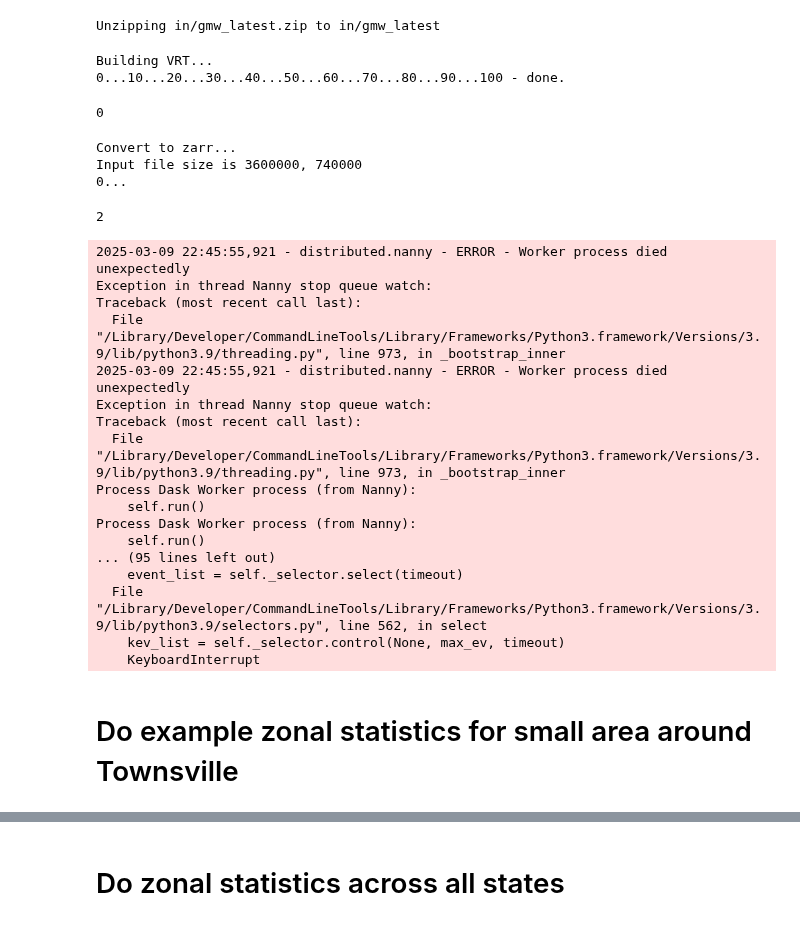
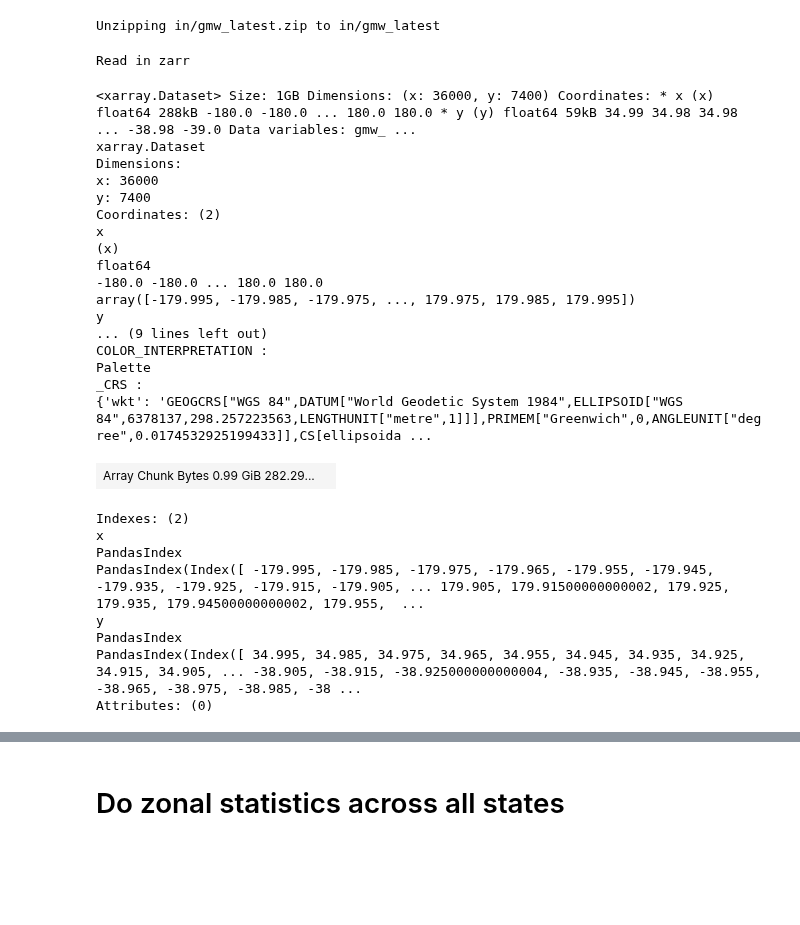
Before and after one commit to SustainableDevelopmentReform/csdr-cloud-spatial, a Jupyter notebook: datasets/global-mangrove-watch-annual-extent/notebook.ipynb, the cells around one changed output, grey strips where cells are left out. Cells and saved outputs as stored; diff of their text form; code cells hidden in the pictures; blank space fills up the shorter version.

```diff
--- a/datasets/global-mangrove-watch-annual-extent/notebook.ipynb
+++ b/datasets/global-mangrove-watch-annual-extent/notebook.ipynb
@@ -48,46 +51,45 @@ Unzipping in/gmw_latest.zip to in/gmw_latest
 print("Building VRT...")
 
 # Call bash
-os.system(f"bash -c 'gdalbuildvrt {gmw_local_dir}.vrt {gmw_local_dir}/*.tif'")
+os.system(f"bash -c 'gdalbuildvrt {gmw_local_dir_0_01}.vrt {gmw_local_dir_0_01}/*.tif'")
-# %% [output]
-Building VRT...
-0...10...20...30...40...50...60...70...80...90...100 - done.
-0
 # %%
-# Convert to zarr (WARNING: this will take up to 30 mins)
 print("Convert to zarr...")
 
-os.system(f"bash -c 'gdal_translate -co BLOCKSIZE=\'10000,10000\' -of ZARR {gmw_local_dir}.vrt  {gmw_local_dir}.zarr'")
+os.system(f"bash -c 'gdal_translate -of ZARR {gmw_local_dir_0_01}.vrt  {gmw_local_dir_0_01}.zarr'")
-# %% [output]
-Convert to zarr...
-Input file size is 3600000, 740000
-0...
-2
-2025-03-09 22:45:55,921 - distributed.nanny - ERROR - Worker process died unexpectedly
-Exception in thread Nanny stop queue watch:
-Traceback (most recent call last):
-  File "/Library/Developer/CommandLineTools/Library/Frameworks/Python3.framework/Versions/3.9/lib/python3.9/threading.py", line 973, in _bootstrap_inner
-2025-03-09 22:45:55,921 - distributed.nanny - ERROR - Worker process died unexpectedly
-Exception in thread Nanny stop queue watch:
-Traceback (most recent call last):
-  File "/Library/Developer/CommandLineTools/Library/Frameworks/Python3.framework/Versions/3.9/lib/python3.9/threading.py", line 973, in _bootstrap_inner
-Process Dask Worker process (from Nanny):
-    self.run()
-Process Dask Worker process (from Nanny):
-    self.run()
-... (95 lines left out)
-    event_list = self._selector.select(timeout)
-  File "/Library/Developer/CommandLineTools/Library/Frameworks/Python3.framework/Versions/3.9/lib/python3.9/selectors.py", line 562, in select
-    kev_list = self._selector.control(None, max_ev, timeout)
-    KeyboardInterrupt
 # %%
 # Read in zarr
 print("Read in zarr")
-gmw = xr.open_zarr(f"{gmw_local_dir}.zarr")
+gmw = xr.open_zarr(f"{gmw_local_dir_0_01}.zarr")
 
 # rename X and y to x and y (otherwise we hit some bug in xvec)
 gmw = gmw.rename({"X": "x", "Y": "y"})
 
 gmw
+# %% [output]
+Read in zarr
+<xarray.Dataset> Size: 1GB Dimensions: (x: 36000, y: 7400) Coordinates: * x (x) float64 288kB -180.0 -180.0 ... 180.0 180.0 * y (y) float64 59kB 34.99 34.98 34.98 ... -38.98 -39.0 Data variables: gmw_ ...
+xarray.Dataset
+Dimensions:
+x: 36000
+y: 7400
+Coordinates: (2)
+x
+(x)
+float64
+-180.0 -180.0 ... 180.0 180.0
+array([-179.995, -179.985, -179.975, ..., 179.975, 179.985, 179.995])
+y
+... (9 lines left out)
+COLOR_INTERPRETATION :
+Palette
+_CRS :
+{'wkt': 'GEOGCRS["WGS 84",DATUM["World Geodetic System 1984",ELLIPSOID["WGS 84",6378137,298.257223563,LENGTHUNIT["metre",1]]],PRIMEM["Greenwich",0,ANGLEUNIT["degree",0.0174532925199433]],CS[ellipsoida ...
+| Array Chunk Bytes 0.99 GiB 282.29... |  |
+Indexes: (2)
+x
+PandasIndex
+PandasIndex(Index([ -179.995, -179.985, -179.975, -179.965, -179.955, -179.945, -179.935, -179.925, -179.915, -179.905, ... 179.905, 179.91500000000002, 179.925, 179.935, 179.94500000000002, 179.955,  ...
+y
+PandasIndex
+PandasIndex(Index([ 34.995, 34.985, 34.975, 34.965, 34.955, 34.945, 34.935, 34.925, 34.915, 34.905, ... -38.905, -38.915, -38.925000000000004, -38.935, -38.945, -38.955, -38.965, -38.975, -38.985, -38 ...
+Attributes: (0)
-# %% [markdown]
-# Do example zonal statistics for small area around Townsville
```
Also changed, not shown: parts of 16 cells of this notebook.
